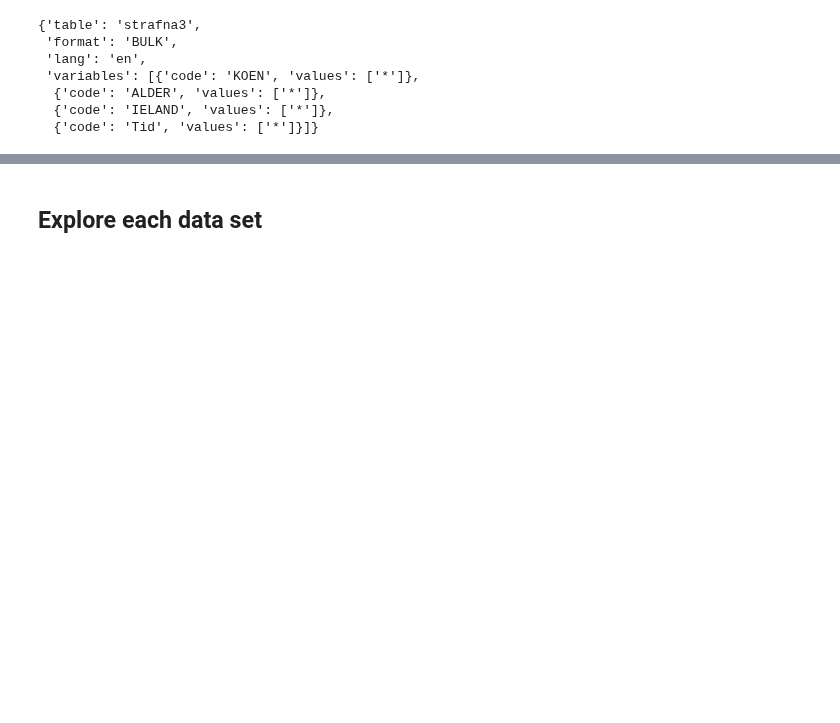
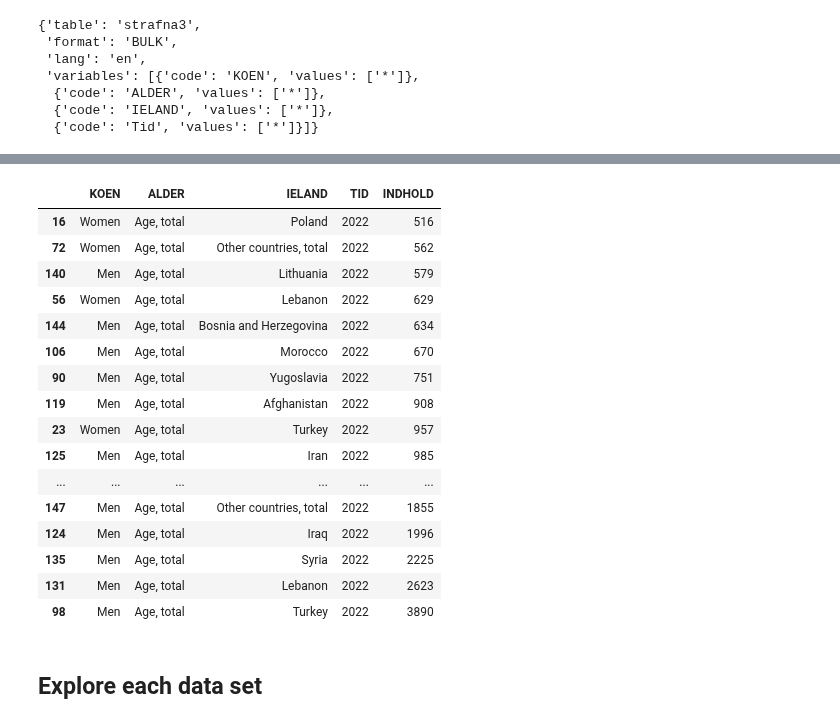
Before and after one commit to NumEconCopenhagen/projects-2024-malik-og-mads, a Jupyter notebook: dataproject/dataproject.ipynb, the cells around one changed output, grey strips where cells are left out. Drawn from its saved outputs; the diff is of its cells as text; code cells hidden in the pictures; blank space fills up the shorter version.

```diff
--- a/dataproject/dataproject.ipynb
+++ b/dataproject/dataproject.ipynb
@@ -89,3 +114,25 @@ inc_api.head(75)
+# %%
+inc_api = inc_api[inc_api['IELAND']!='Denmark']
+inc_api = inc_api[inc_api['IELAND']!='Total']
+inc_api.tail(20)
+# %% [output]
+|  | KOEN | ALDER | IELAND | TID | INDHOLD |
+| 16 | Women | Age, total | Poland | 2022 | 516 |
+| 72 | Women | Age, total | Other countries, total | 2022 | 562 |
+| 140 | Men | Age, total | Lithuania | 2022 | 579 |
+| 56 | Women | Age, total | Lebanon | 2022 | 629 |
+| 144 | Men | Age, total | Bosnia and Herzegovina | 2022 | 634 |
+| 106 | Men | Age, total | Morocco | 2022 | 670 |
+| 90 | Men | Age, total | Yugoslavia | 2022 | 751 |
+| 119 | Men | Age, total | Afghanistan | 2022 | 908 |
+| 23 | Women | Age, total | Turkey | 2022 | 957 |
+| 125 | Men | Age, total | Iran | 2022 | 985 |
+| ... | ... | ... | ... | ... | ... |
+| 147 | Men | Age, total | Other countries, total | 2022 | 1855 |
+| 124 | Men | Age, total | Iraq | 2022 | 1996 |
+| 135 | Men | Age, total | Syria | 2022 | 2225 |
+| 131 | Men | Age, total | Lebanon | 2022 | 2623 |
+| 98 | Men | Age, total | Turkey | 2022 | 3890 |
 # %% [markdown]
 ## Explore each data set
 # %% [markdown]
```
Also changed, not shown: parts of 4 cells of this notebook.
